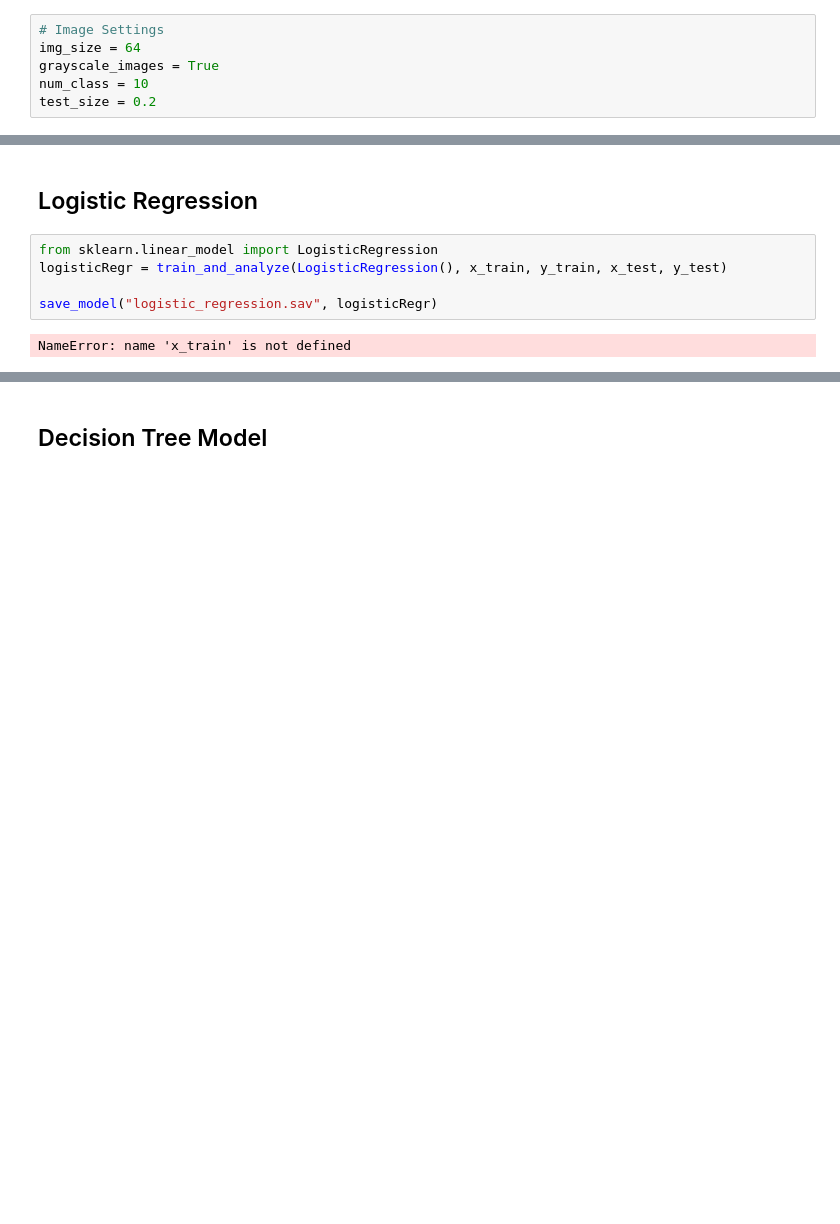
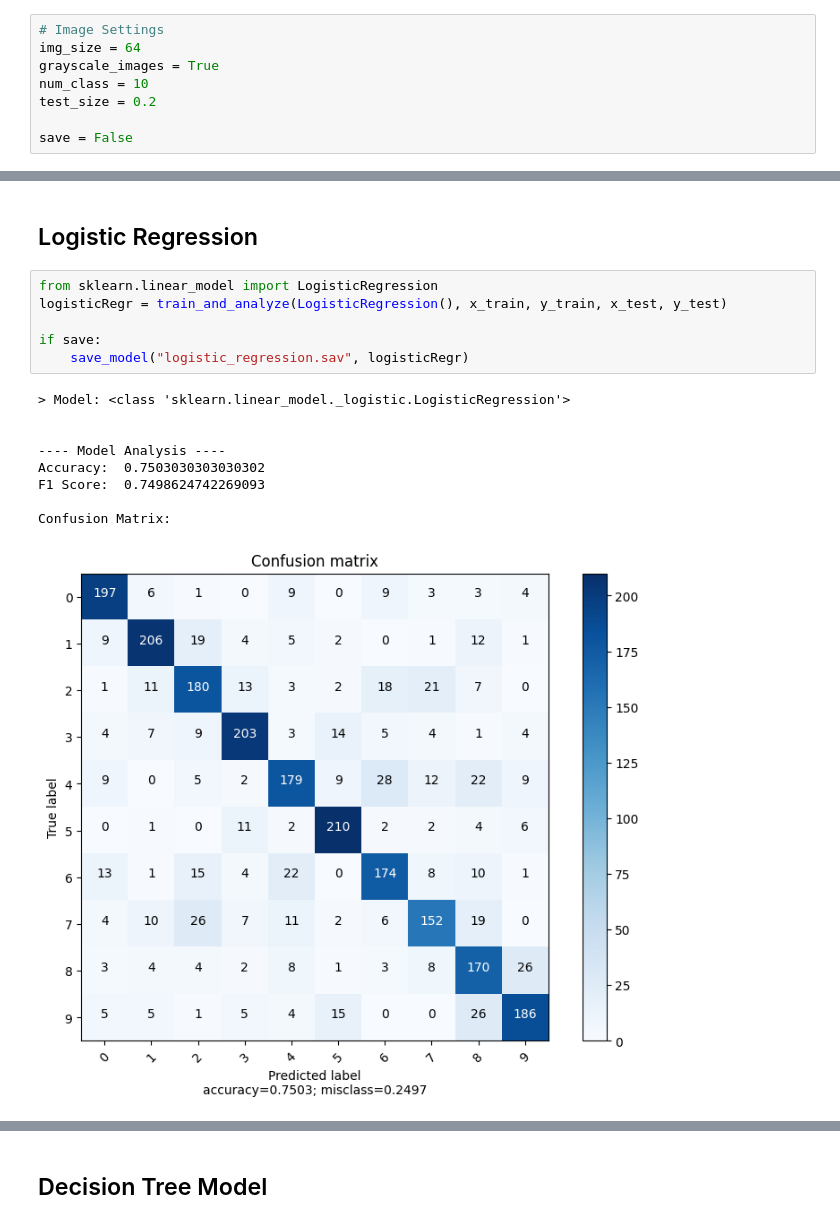
Before and after one commit to hc-sousa/sign-language-digits, a Jupyter notebook: src/augmented-dataset.ipynb, the cells around one changed output, grey strips where cells are left out. Drawn from its saved outputs; the diff is of its cells as text; blank space fills up the shorter version.

Commit message:
Update models with better parameters

```diff
--- a/src/augmented-dataset.ipynb
+++ b/src/augmented-dataset.ipynb
@@ -20,6 +20,8 @@ img_size = 64
 grayscale_images = True
 num_class = 10
 test_size = 0.2
+
+save = False
 # %%
 # Define get images function
 def get_img(data_path):
@@ -280,7 +282,16 @@ def kfold(model, k, X_train, y_train, X_test, y_test):
 # %%
 from sklearn.linear_model import LogisticRegression
 logisticRegr = train_and_analyze(LogisticRegression(), x_train, y_train, x_test, y_test)
 
-save_model("logistic_regression.sav", logisticRegr)
+if save:
+    save_model("logistic_regression.sav", logisticRegr)
 # %% [output]
-NameError: name 'x_train' is not defined
+> Model: <class 'sklearn.linear_model._logistic.LogisticRegression'>
+
+
+---- Model Analysis ----
+Accuracy:  0.7503030303030302
+F1 Score:  0.7498624742269093
+
+Confusion Matrix:
+[figure, added]
```
Also changed, not shown: parts of 21 cells of this notebook.
